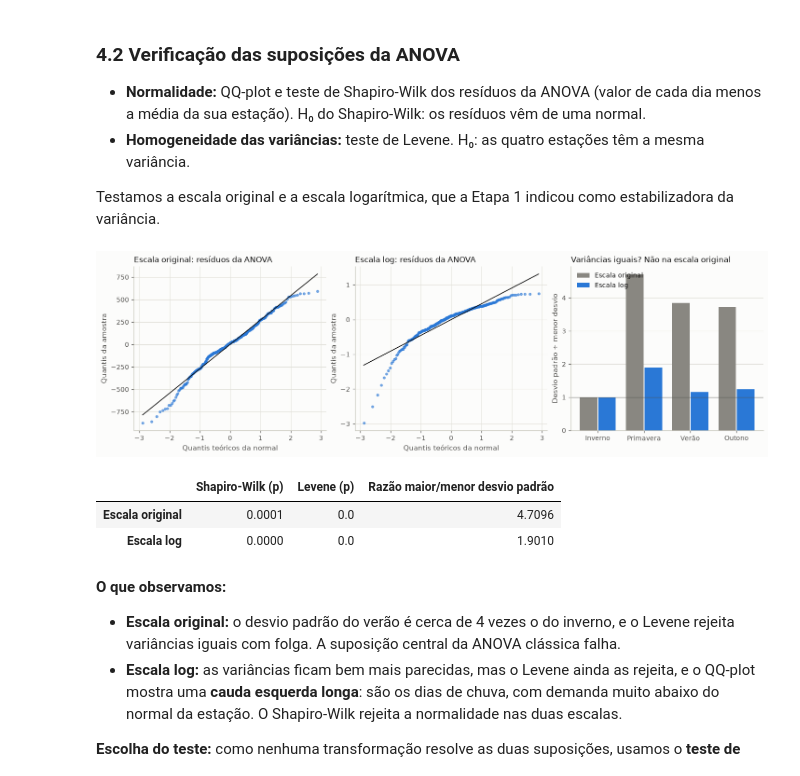
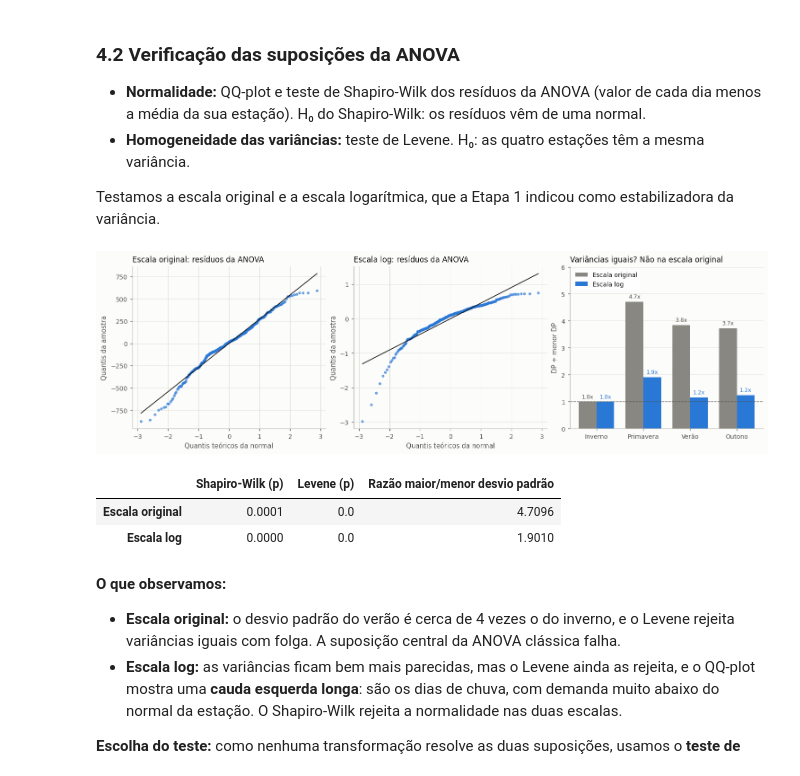
Before and after one commit to claudiohnq/bike-sharing-analysis, a Jupyter notebook: etapa2_testes_hipotese.ipynb, the cells around one changed output. Saved outputs shown, nothing was run; the diff lists cells and outputs as text; code cells hidden in the pictures.

```diff
--- a/etapa2_testes_hipotese.ipynb
+++ b/etapa2_testes_hipotese.ipynb
@@ -515,55 +515,84 @@ variância.
 # %%
 # Objetivo: Verificar normalidade dos resíduos e igualdade de variâncias, nas duas escalas.
 def verificar_suposicoes_anova(df, grupo, valor, ordem):
-    '''Calcula os resíduos de uma ANOVA de um fator e testa normalidade e variâncias.
+    """Calcula os resíduos de uma ANOVA de um fator e testa normalidade e variâncias.
 
     Parâmetros:
         df (DataFrame): dados de origem.
         grupo (str): coluna categórica (fator).
         valor (str): coluna numérica (resposta).
         ordem (list): categorias do fator.
 
     Retorna:
         Tupla (residuos, dicionário com os p-valores de Shapiro-Wilk e de Levene).
-    '''
-    residuos = df[valor] - df.groupby(grupo)[valor].transform("mean")
+    """
+    residuos = df[valor] - df.groupby(grupo, observed=True)[valor].transform("mean")
     amostras = [df.loc[df[grupo] == g, valor] for g in ordem]
+    desvios = [a.std() for a in amostras]
     return residuos, {
         "Shapiro-Wilk (p)": stats.shapiro(residuos).pvalue,
         "Levene (p)": stats.levene(*amostras).pvalue,
-        "Razão maior/menor desvio padrão": max(a.std() for a in amostras)
-        / min(a.std() for a in amostras),
+        "Razão maior/menor desvio padrão": max(desvios) / min(desvios),
     }
 
 
 resultados_suposicoes = {}
-fig, eixos = plt.subplots(1, 3, figsize=(13, 3.9), constrained_layout=True)
-for ax, (nome, coluna) in zip(eixos[:2], [("Escala original", "Media_Horaria"),
-                                         ("Escala log", "Log_Media")]):
+fig, eixos = plt.subplots(1, 3, figsize=(13.5, 4.0), constrained_layout=True)
+
+for ax, (nome, coluna) in zip(
+    eixos[:2],
+    [("Escala original", "Media_Horaria"), ("Escala log", "Log_Media")],
+):
     residuos, testes = verificar_suposicoes_anova(df_dia, "Seasons", coluna, ORDEM_ESTACOES)
     resultados_suposicoes[nome] = testes
     plotar_qq(ax, residuos, f"{nome}: resíduos da ANOVA")
 
-desvios = pd.DataFrame({
-    "Escala original": df_dia.groupby("Seasons")["Media_Horaria"].std(),
-    "Escala log": df_dia.groupby("Seasons")["Log_Media"].std(),
-}).loc[ORDEM_ESTACOES]
+desvios = (
+    df_dia.groupby("Seasons", observed=True)[["Media_Horaria", "Log_Media"]]
+    .std()
+    .rename(columns={"Media_Horaria": "Escala original", "Log_Media": "Escala log"})
+    .loc[ORDEM_ESTACOES]
+)
 desvios_rel = desvios / desvios.min()
+
 posicoes = np.arange(len(ORDEM_ESTACOES))
-eixos[2].bar(posicoes - 0.2, desvios_rel["Escala original"], 0.38, color=CINZA,
-             label="Escala original")
-eixos[2].bar(posicoes + 0.2, desvios_rel["Escala log"], 0.38, color=AZUL, label="Escala log")
-eixos[2].axhline(1, color=TINTA_SECUNDARIA, linewidth=0.8)
-eixos[2].set(xticks=posicoes, xticklabels=[NOMES_ESTACOES[s] for s in ORDEM_ESTACOES],
-             ylabel="Desvio padrão ÷ menor desvio",
-             title="Variâncias iguais? Não na escala original")
-eixos[2].legend(loc="upper left")
+largura = 0.38
+
+barras_orig = eixos[2].bar(
+    posicoes - largura / 2,
+    desvios_rel["Escala original"],
+    largura,
+    color=CINZA,
+    label="Escala original",
+)
+barras_log = eixos[2].bar(
+    posicoes + largura / 2,
+    desvios_rel["Escala log"],
+    largura,
+    color=AZUL,
+    label="Escala log",
+)
+
+# Valores no topo das barras para leitura imediata
+eixos[2].bar_label(barras_orig, fmt="%.1fx", padding=3, fontsize=8, color=TINTA_SECUNDARIA)
+eixos[2].bar_label(barras_log, fmt="%.1fx", padding=3, fontsize=8, color=AZUL)
+
+eixos[2].axhline(1, color=TINTA_SECUNDARIA, linestyle="--", linewidth=0.9, alpha=0.8)
+eixos[2].set(
+    xticks=posicoes,
+    xticklabels=[NOMES_ESTACOES[s] for s in ORDEM_ESTACOES],
+    ylim=(0, desvios_rel.to_numpy().max() * 1.28),
+    ylabel="DP ÷ menor DP",
+    title="Variâncias iguais? Não na escala original",
+)
+eixos[2].legend(loc="upper left", frameon=True, facecolor="white", framealpha=0.9, edgecolor="none")
 eixos[2].grid(axis="x", visible=False)
+
 plt.show()
 
 display(pd.DataFrame(resultados_suposicoes).T.round(4))
 # %% [output]
-[figure, old version]
+[figure, new version]
 |  | Shapiro-Wilk (p) | Levene (p) | Razão maior/menor desvio padrão |
 | Escala original | 0.0001 | 0.0 | 4.7096 |
 | Escala log | 0.0000 | 0.0 | 1.9010 |
```
Also changed, not shown: parts of 11 cells of this notebook.
